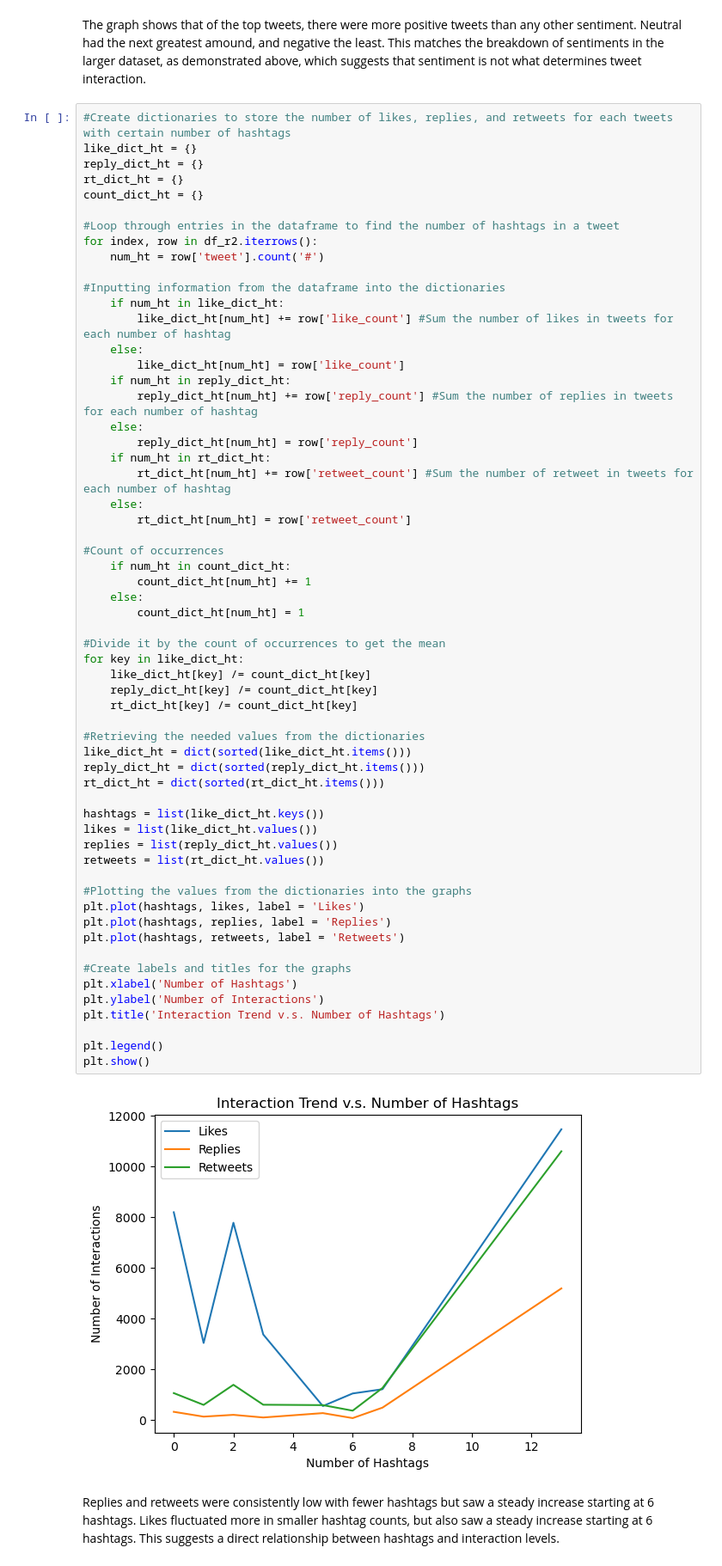
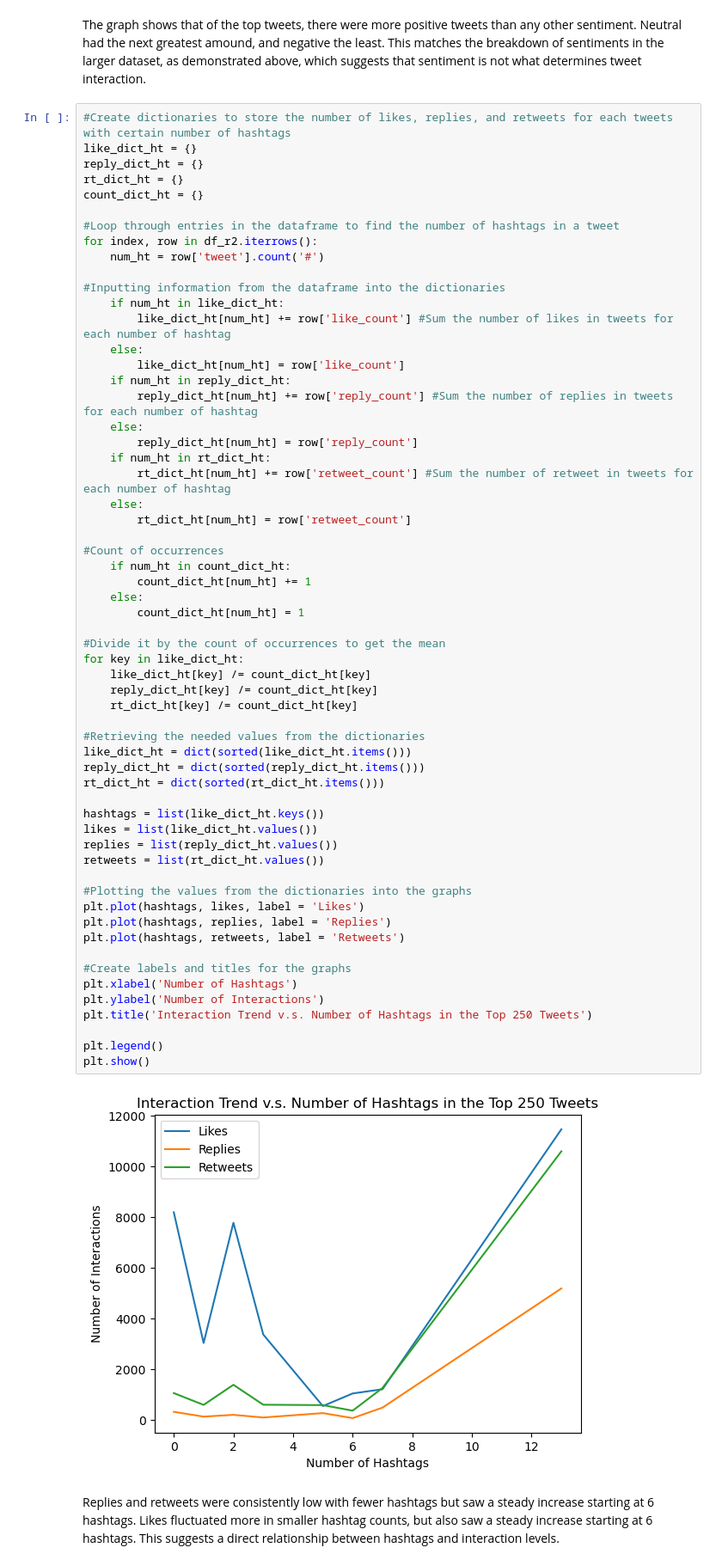
Before and after one commit to ReproTeach/final-project-lc_sa_sm_team, a Jupyter notebook: project_draft.ipynb, the cells around one changed output. Shown at 86% size. Saved outputs shown, nothing was run; the diff lists cells and outputs as text.

```diff
--- a/project_draft.ipynb
+++ b/project_draft.ipynb
@@ -431,35 +431,35 @@ for index, row in df_r2.iterrows():
         count_dict_ht[num_ht] = 1
 
 #Divide it by the count of occurrences to get the mean
 for key in like_dict_ht:
     like_dict_ht[key] /= count_dict_ht[key]
     reply_dict_ht[key] /= count_dict_ht[key]
     rt_dict_ht[key] /= count_dict_ht[key]
 
 #Retrieving the needed values from the dictionaries
 like_dict_ht = dict(sorted(like_dict_ht.items()))
 reply_dict_ht = dict(sorted(reply_dict_ht.items()))
 rt_dict_ht = dict(sorted(rt_dict_ht.items()))
 
 hashtags = list(like_dict_ht.keys())
 likes = list(like_dict_ht.values())
 replies = list(reply_dict_ht.values())
 retweets = list(rt_dict_ht.values())
 
 #Plotting the values from the dictionaries into the graphs
 plt.plot(hashtags, likes, label = 'Likes')
 plt.plot(hashtags, replies, label = 'Replies')
 plt.plot(hashtags, retweets, label = 'Retweets')
 
 #Create labels and titles for the graphs
 plt.xlabel('Number of Hashtags')
 plt.ylabel('Number of Interactions')
-plt.title('Interaction Trend v.s. Number of Hashtags')
+plt.title('Interaction Trend v.s. Number of Hashtags in the Top 250 Tweets')
 
 plt.legend()
 plt.show()
 # %% [output]
-[figure, old version]
+[figure, new version]
 # %% [markdown]
 Replies and retweets were consistently low with fewer hashtags but saw a steady increase starting at 6 hashtags. Likes fluctuated more in smaller hashtag counts, but also saw a steady increase starting at 6 hashtags. This suggests a direct relationship between hashtags and interaction levels.
 # %% [markdown]
```
Also changed, not shown: parts of 2 cells of this notebook.
